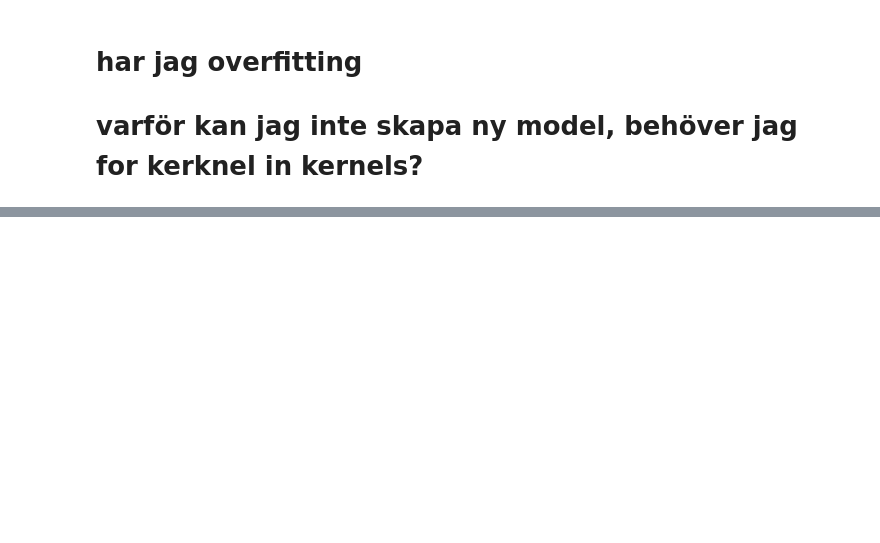
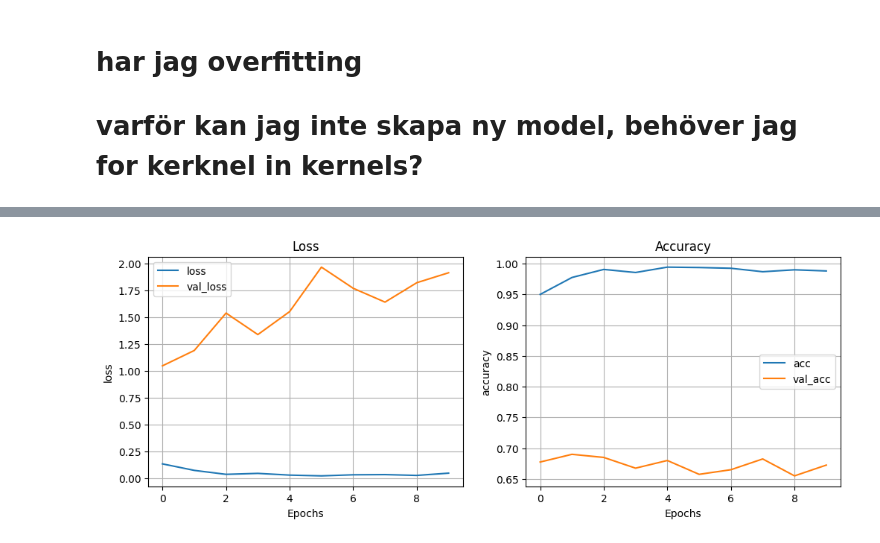
Before and after one commit to Zandri2k/Python-AI-Sandra-OPA23, a Jupyter notebook: Lab_2/Lab_2.ipynb, the cells around one changed output, grey strips where cells are left out. Drawn from its saved outputs; the diff is of its cells as text; code cells hidden in the pictures; blank space fills up the shorter version.

Commit message:
lab2_2)_potential_fix med model2

```diff
--- a/Lab_2/Lab_2.ipynb
+++ b/Lab_2/Lab_2.ipynb
@@ -418,10 +418,11 @@ Test Accuracy: 0.6800000071525574
 # %% [markdown]
 ###   a) Använd följande nätverk och träna på datan. Gör hyperparametertuning för några parametrar (beskrivhur du gör). Visualisera och analysera loss-kurvor, accuracy-kurvor.
 # %%
-from tensorflow.keras.layers import Dense, Dropout
+from tensorflow.keras.layers import Dense, Dropout, Conv2D, MaxPooling2D, Flatten
 from tensorflow.keras.models import Sequential
 from tensorflow.keras.optimizers import Adam
 from tensorflow.keras.callbacks import EarlyStopping
+
 
 
 early_stopper = EarlyStopping(monitor = "val_loss", mode="min", patience = 3, restore_best_weights=True)
@@ -454,7 +455,7 @@ def cnn_model(learning_rate = 0.001, dropout_rate = 0.5, kernels =[32,64,128]):
 #gör till en funktion model = cnn_model()
 
     model.compile(loss="binary_crossentropy", optimizer = adam, metrics = ["acc"])
-    model = cnn_model()
+
     model.summary()
     return model
 # %%
@@ -507,6 +508,11 @@ plot_metrics(metrics)
 # varför kan jag inte skapa ny model, behöver jag for kerknel in kernels?
 # %%
 model2 = cnn_model()
-history2 = model2(X_train_resized, y_train, epochs=20, validation_data=(X_val_resized, y_val))
+history2 = model2.fit(X_train_resized, y_train, epochs=20, validation_data=(X_val_resized, y_val))
 val_loss2, val_acc2 = model2.evaluate(X_val_resized, y_val)
+
+metrics = pd.DataFrame(model2.history2.history)
+metrics.rename(columns={'accuracy': 'acc', 'val_accuracy': 'val_acc'}, inplace=True)
+
+metrics.head()
 # %% [output]
@@ -513,0 +557,9 @@ KeyboardInterrupt:
+# %%
+def plot_metrics(metrics):
+    _, ax = plt.subplots(1,2, figsize = (12,4))
+    metrics[["loss", "val_loss"]].plot(ax = ax[0], title = "Loss", grid = True, xlabel = "Epochs", ylabel = "loss")
+    metrics[["acc", "val_acc"]].plot(ax = ax[1], title = "Accuracy", grid = True, xlabel = "Epochs", ylabel = "accuracy")
+
+plot_metrics(metrics)
+# %% [output]
+[figure, added]
```
Also changed, not shown: parts of 8 cells of this notebook.
